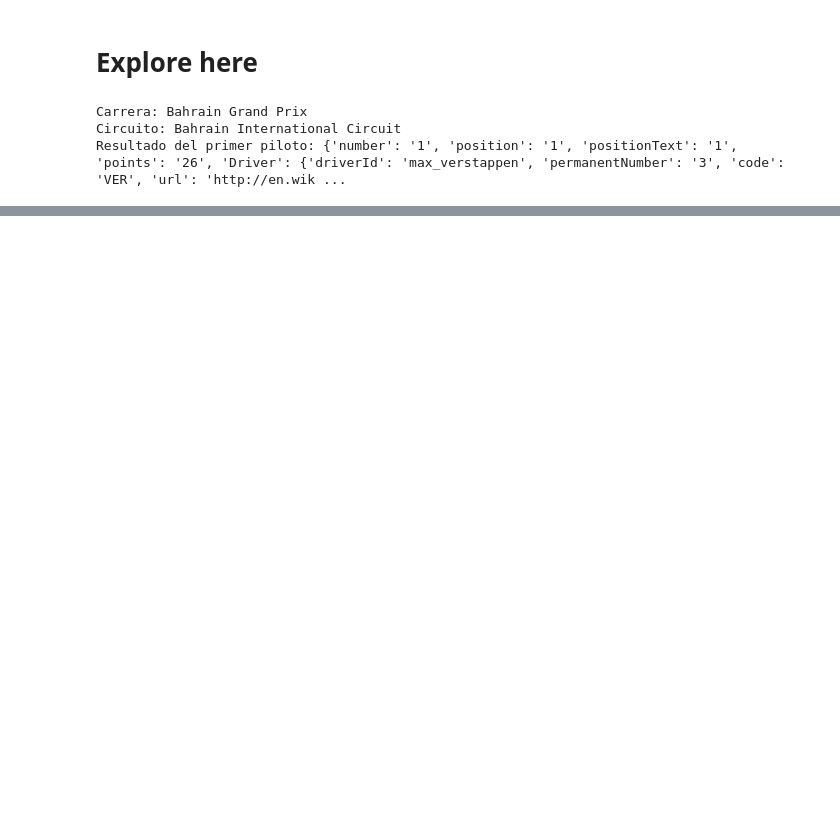
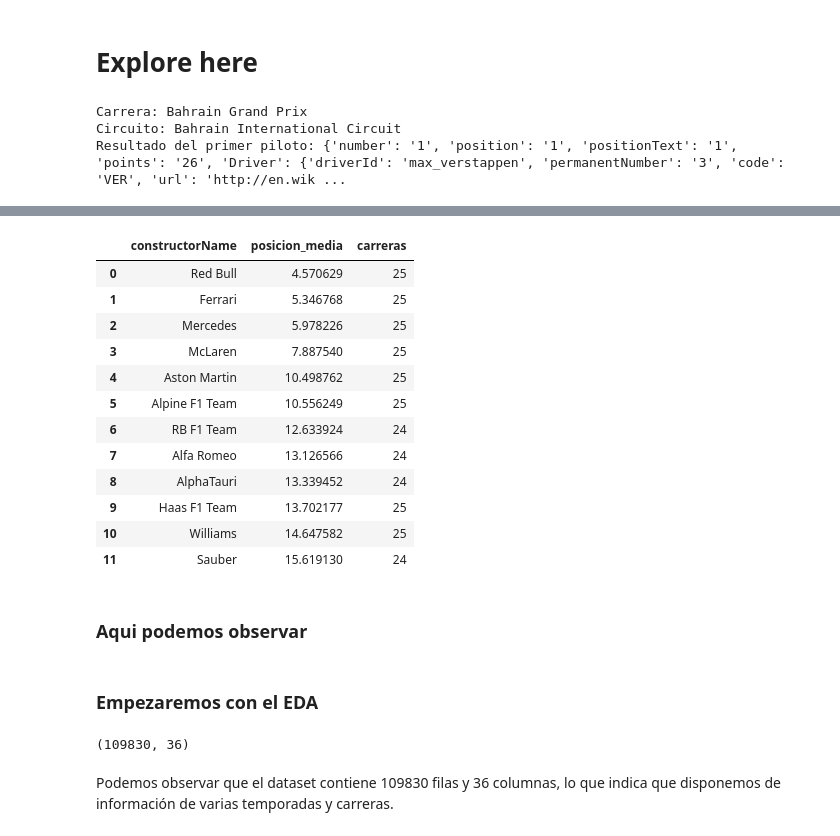
Before and after one commit to luciaTapiaGarcia/proyecto_final_f1_marcos_lucia, a Jupyter notebook: src/explore.ipynb, the cells around one changed output, grey strips where cells are left out. Drawn from its saved outputs; the diff is of its cells as text; code cells hidden in the pictures; blank space fills up the shorter version.

```diff
--- a/src/explore.ipynb
+++ b/src/explore.ipynb
@@ -221,0 +563,44 @@ df.head()
+# %%
+from sqlalchemy import create_engine
+import pandas as pd
+
+# Apuntamos al mismo archivo .db que ya generaste en el notebook de extracción
+engine = create_engine("sqlite:///f1_dataset.db")
+
+# Consulta 1: posición media de cada constructor
+pd.read_sql("""
+    SELECT constructorName,
+           AVG(CAST(position AS FLOAT)) AS posicion_media,
+           COUNT(DISTINCT raceName) AS carreras
+    FROM f1_dataset
+    WHERE position GLOB '[0-9]*'
+    GROUP BY constructorName
+    ORDER BY posicion_media ASC
+""", engine)
+# %% [output]
+|  | constructorName | posicion_media | carreras |
+| 0 | Red Bull | 4.570629 | 25 |
+| 1 | Ferrari | 5.346768 | 25 |
+| 2 | Mercedes | 5.978226 | 25 |
+| 3 | McLaren | 7.887540 | 25 |
+| 4 | Aston Martin | 10.498762 | 25 |
+| 5 | Alpine F1 Team | 10.556249 | 25 |
+| 6 | RB F1 Team | 12.633924 | 24 |
+| 7 | Alfa Romeo | 13.126566 | 24 |
+| 8 | AlphaTauri | 13.339452 | 24 |
+| 9 | Haas F1 Team | 13.702177 | 25 |
+| 10 | Williams | 14.647582 | 25 |
+| 11 | Sauber | 15.619130 | 24 |
+# %% [markdown]
+### Aqui podemos observar
+# %% [markdown]
+### Empezaremos con el EDA
+# %%
+# Obtener las dimensiones
+total_data.shape
+# %% [output]
+(109830, 36)
+# %% [markdown]
+Podemos observar que el dataset contiene 109830 filas
+y 36 columnas, lo que indica que disponemos de
+información de varias temporadas y carreras.
```
Also changed, not shown: parts of 36 cells of this notebook.
